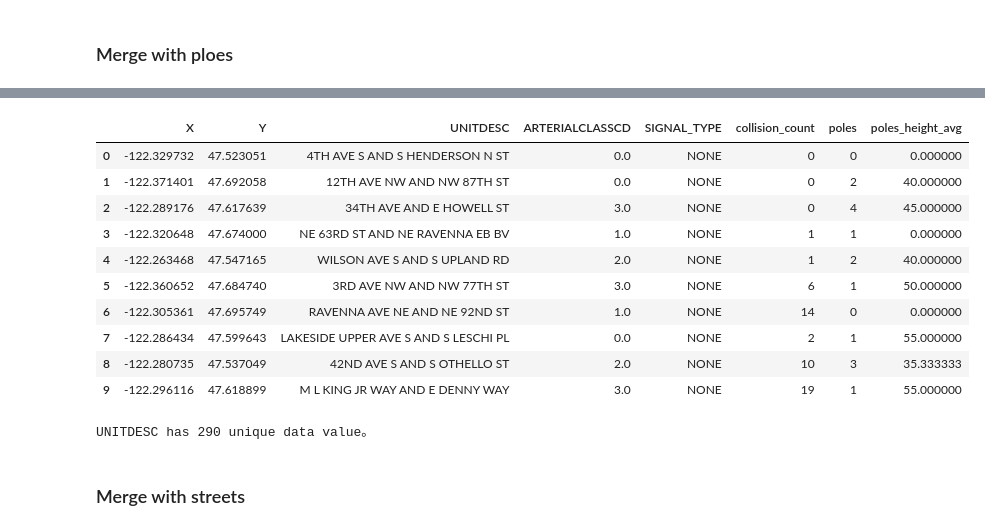
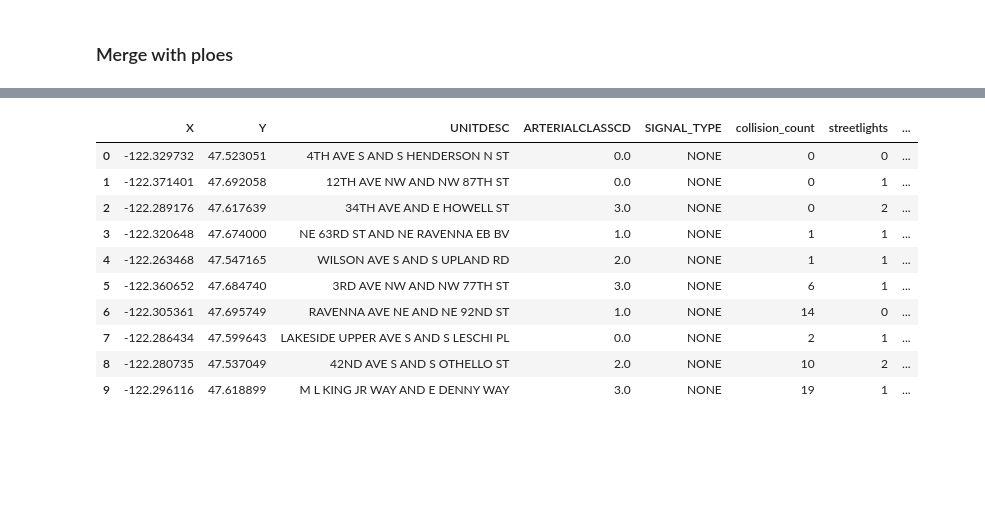
Before and after one commit to glaedr07/Collisions_Seattle, a Jupyter notebook: 570-merging.ipynb, the cells around one changed output, grey strips where cells are left out. Saved outputs shown, nothing was run; the diff lists cells and outputs as text; code cells hidden in the pictures; blank space fills up the shorter version.

Commit message:
output intersections_collisions_streetlights.csv

```diff
--- a/570-merging.ipynb
+++ b/570-merging.ipynb
@@ -260,28 +260,19 @@ for index, row in intersections_collision.iterrows():
 # %%
 intersections_collision_streetlights = intersections_collision
-intersections_collision_streetlights['streetlights'] = poles_counts
+intersections_collision_streetlights['streetlights'] = streetlights_counts
 intersections_collision_streetlights['streetlights_height_avg'] = streetlights_height_avgs
 
 intersections_collision_streetlights.to_csv("MergedData/intersections_collision_streetlights.csv", index=False)
 intersections_collision_streetlights.head(10)
 # %% [output]
-|  | X | Y | UNITDESC | ARTERIALCLASSCD | SIGNAL_TYPE | collision_count | poles | poles_height_avg |
-| 0 | -122.329732 | 47.523051 | 4TH AVE S AND S HENDERSON N ST | 0.0 | NONE | 0 | 0 | 0.000000 |
-| 1 | -122.371401 | 47.692058 | 12TH AVE NW AND NW 87TH ST | 0.0 | NONE | 0 | 2 | 40.000000 |
-| 2 | -122.289176 | 47.617639 | 34TH AVE AND E HOWELL ST | 3.0 | NONE | 0 | 4 | 45.000000 |
-| 3 | -122.320648 | 47.674000 | NE 63RD ST AND NE RAVENNA EB BV | 1.0 | NONE | 1 | 1 | 0.000000 |
-| 4 | -122.263468 | 47.547165 | WILSON AVE S AND S UPLAND RD | 2.0 | NONE | 1 | 2 | 40.000000 |
-| 5 | -122.360652 | 47.684740 | 3RD AVE NW AND NW 77TH ST | 3.0 | NONE | 6 | 1 | 50.000000 |
-| 6 | -122.305361 | 47.695749 | RAVENNA AVE NE AND NE 92ND ST | 1.0 | NONE | 14 | 0 | 0.000000 |
-| 7 | -122.286434 | 47.599643 | LAKESIDE UPPER AVE S AND S LESCHI PL | 0.0 | NONE | 2 | 1 | 55.000000 |
-| 8 | -122.280735 | 47.537049 | 42ND AVE S AND S OTHELLO ST | 2.0 | NONE | 10 | 3 | 35.333333 |
-| 9 | -122.296116 | 47.618899 | M L KING JR WAY AND E DENNY WAY | 3.0 | NONE | 19 | 1 | 55.000000 |
+|  | X | Y | UNITDESC | ARTERIALCLASSCD | SIGNAL_TYPE | collision_count | streetlights | ... |
+| 0 | -122.329732 | 47.523051 | 4TH AVE S AND S HENDERSON N ST | 0.0 | NONE | 0 | 0 | ... |
+| 1 | -122.371401 | 47.692058 | 12TH AVE NW AND NW 87TH ST | 0.0 | NONE | 0 | 1 | ... |
+| 2 | -122.289176 | 47.617639 | 34TH AVE AND E HOWELL ST | 3.0 | NONE | 0 | 2 | ... |
+| 3 | -122.320648 | 47.674000 | NE 63RD ST AND NE RAVENNA EB BV | 1.0 | NONE | 1 | 1 | ... |
+| 4 | -122.263468 | 47.547165 | WILSON AVE S AND S UPLAND RD | 2.0 | NONE | 1 | 1 | ... |
+| 5 | -122.360652 | 47.684740 | 3RD AVE NW AND NW 77TH ST | 3.0 | NONE | 6 | 1 | ... |
+| 6 | -122.305361 | 47.695749 | RAVENNA AVE NE AND NE 92ND ST | 1.0 | NONE | 14 | 0 | ... |
+| 7 | -122.286434 | 47.599643 | LAKESIDE UPPER AVE S AND S LESCHI PL | 0.0 | NONE | 2 | 1 | ... |
+| 8 | -122.280735 | 47.537049 | 42ND AVE S AND S OTHELLO ST | 2.0 | NONE | 10 | 2 | ... |
+| 9 | -122.296116 | 47.618899 | M L KING JR WAY AND E DENNY WAY | 3.0 | NONE | 19 | 1 | ... |
-# %%
-intersections_collision_streetlights = pd.read_csv('MergedData/intersections_collision_streetlights.csv')
-#check how many different data values of poles_height_avg in intersections_collision_streetlights
-unique_values = intersections_collision_poles['streetlights_height_avg'].nunique()
-print(f'streetlights_height_avg has {unique_values} unique data value。')
-# %% [output]
-UNITDESC has 290 unique data value。
-# %% [markdown]
-### Merge with streets
```
Also changed, not shown: parts of 19 cells of this notebook, 1 other file.
